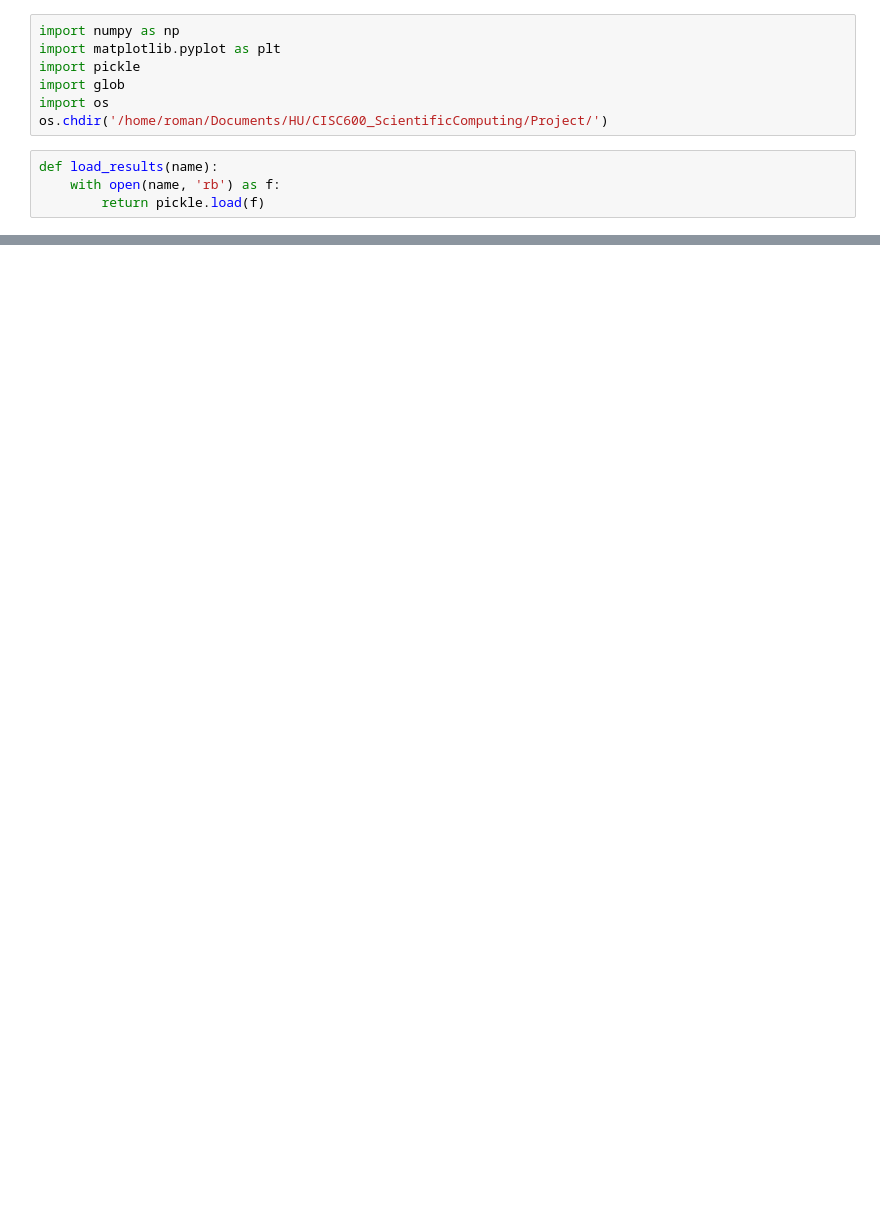
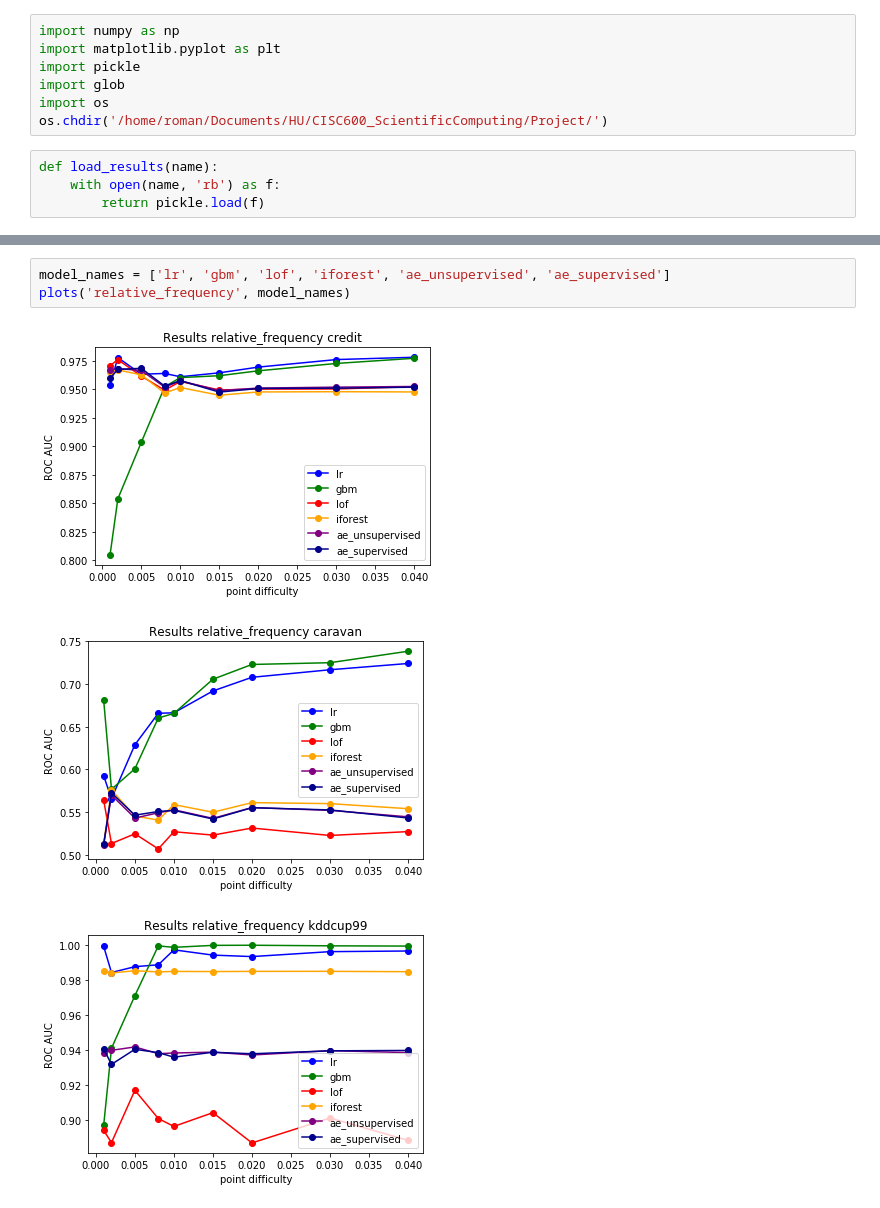
Before and after one commit to roman807/HU, a Jupyter notebook: CISC600_ScientificComputing/Project/plots_all.ipynb, the cells around one changed output, grey strips where cells are left out. Drawn from its saved outputs; the diff is of its cells as text; blank space fills up the shorter version.

```diff
--- a/CISC600_ScientificComputing/Project/plots_all.ipynb
+++ b/CISC600_ScientificComputing/Project/plots_all.ipynb
@@ -45,0 +44,7 @@ plt.show()
+# %%
+model_names = ['lr', 'gbm', 'lof', 'iforest', 'ae_unsupervised', 'ae_supervised']
+plots('relative_frequency', model_names)
+# %% [output]
+[figure, added]
+[figure, added]
+[figure, added]
```
Also changed, not shown: parts of 5 cells of this notebook, 31 other files.
